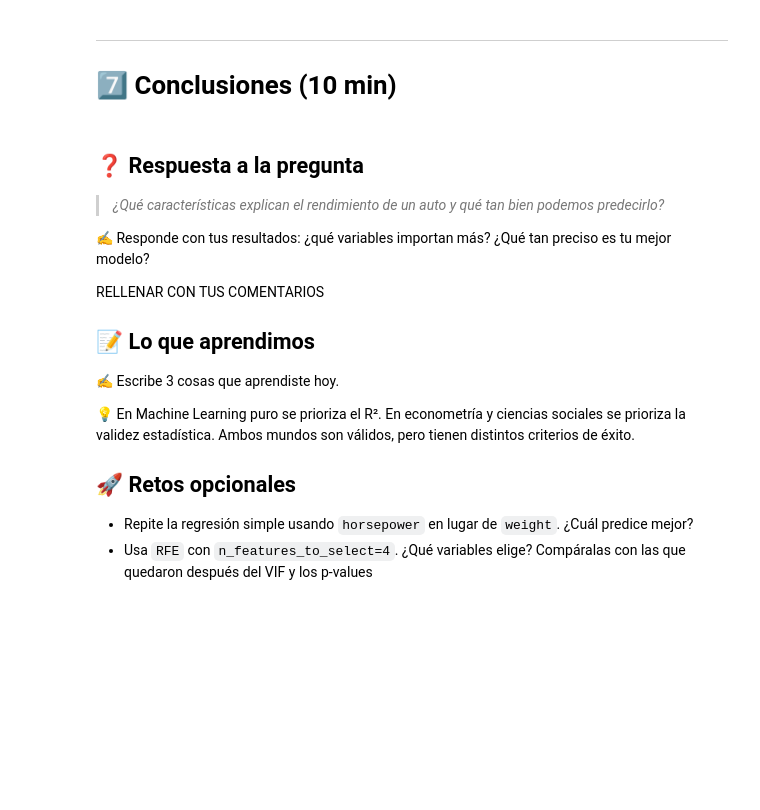
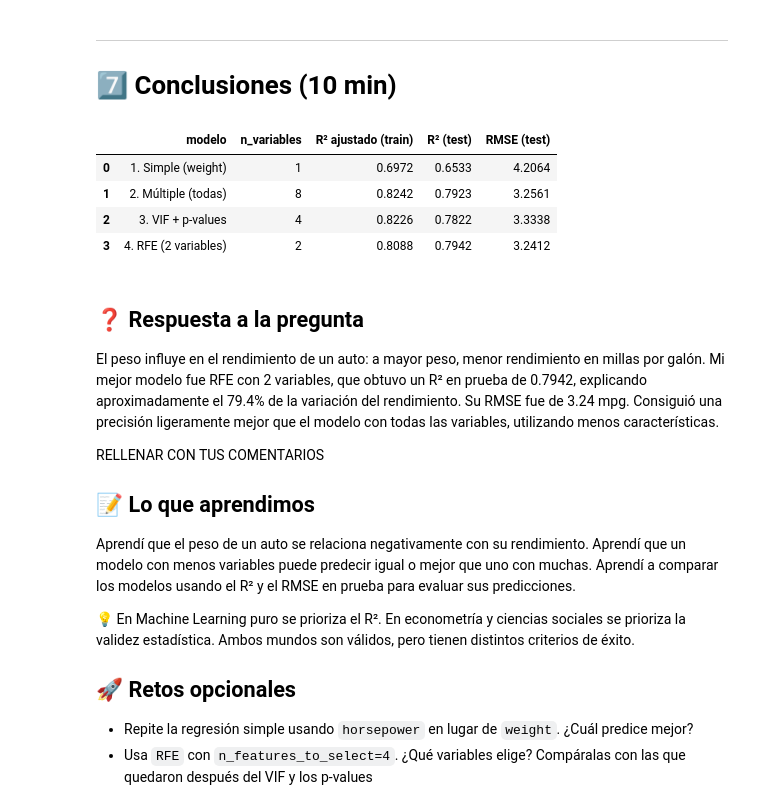
Before and after one commit to jorgermzg15/modelos-predictivos-students, a Jupyter notebook: 01-regresion-lineal/caso_mpg.ipynb, the cells around one changed output. Drawn from its saved outputs; the diff is of its cells as text; code cells hidden in the pictures; blank space fills up the shorter version.

Commit message:
Completo modelos y conclusiones de regresión

```diff
--- a/01-regresion-lineal/caso_mpg.ipynb
+++ b/01-regresion-lineal/caso_mpg.ipynb
@@ -855,3 +858,9 @@ Cuando la curva se **aplana**, preferimos el modelo **más simple** (*principio
 # 3. cols_rfe = X_train_enc.columns[rfe.support_]
 # 4. Imprime cols_rfe
 # ✍️ Tu código aquí
+
+rfe = RFE(estimator=LinearRegression(), n_features_to_select=2)
+rfe.fit(X_train_scaled, y_train)
+
+cols_rfe = X_train_enc.columns[rfe.support_]
+print(cols_rfe)
@@ -859,3 +870,14 @@ Cuando la curva se **aplana**, preferimos el modelo **más simple** (*principio
 # Ajusta modelo_rfe con cols_rfe (sin escalar: X_train_enc[cols_rfe]), muestra el summary,
 # evalúalo y agrégalo a la comparación
 # ✍️ Tu código aquí
+modelo_rfe = ajustar_ols(X_train_enc[cols_rfe], y_train)
+print(modelo_rfe.summary())
+
+comparacion.append(
+    evaluar_modelo(
+        '4. RFE (2 variables)',
+        modelo_rfe,
+        X_test_enc[cols_rfe],
+        y_test
+    )
+)
@@ -869,7 +909,14 @@ RELLENAR CON TUS COMENTARIOS
 # %%
 # Tabla comparativa de todos los modelos
 # Pista: pd.DataFrame(comparacion)
 # ✍️ Tu código aquí
+pd.DataFrame(comparacion)
+# %% [output]
+|  | modelo | n_variables | R² ajustado (train) | R² (test) | RMSE (test) |
+| 0 | 1. Simple (weight) | 1 | 0.6972 | 0.6533 | 4.2064 |
+| 1 | 2. Múltiple (todas) | 8 | 0.8242 | 0.7923 | 3.2561 |
+| 2 | 3. VIF + p-values | 4 | 0.8226 | 0.7822 | 3.3338 |
+| 3 | 4. RFE (2 variables) | 2 | 0.8088 | 0.7942 | 3.2412 |
 # %%
 # Grafica real vs predicho del modelo final
 # 1. y_pred_rfe = predecir(modelo_rfe, X_test_enc[cols_rfe])
@@ -878,13 +927,13 @@ RELLENAR CON TUS COMENTARIOS
 # %% [markdown]
 ## ❓ Respuesta a la pregunta
-> *¿Qué características explican el rendimiento de un auto y qué tan bien podemos predecirlo?*
-
-✍️ Responde con tus resultados: ¿qué variables importan más? ¿Qué tan preciso es tu mejor modelo?
+El peso influye en el rendimiento de un auto: a mayor peso, menor rendimiento en millas por galón. Mi mejor modelo fue RFE con 2 variables, que obtuvo un R² en prueba de 0.7942, explicando aproximadamente el 79.4% de la variación del rendimiento. Su RMSE fue de 3.24 mpg. Consiguió una precisión ligeramente mejor que el modelo con todas las variables, utilizando menos características.
 
 RELLENAR CON TUS COMENTARIOS
 
 ## 📝 Lo que aprendimos
-✍️ Escribe 3 cosas que aprendiste hoy.
+Aprendí que el peso de un auto se relaciona negativamente con su rendimiento.
+Aprendí que un modelo con menos variables puede predecir igual o mejor que uno con muchas.
+Aprendí a comparar los modelos usando el R² y el RMSE en prueba para evaluar sus predicciones.
 
 💡 En Machine Learning puro se prioriza el R². En econometría y ciencias sociales se prioriza la validez estadística. Ambos mundos son válidos, pero tienen distintos criterios de éxito.
 
```
Also changed, not shown: parts of 8 cells of this notebook.
